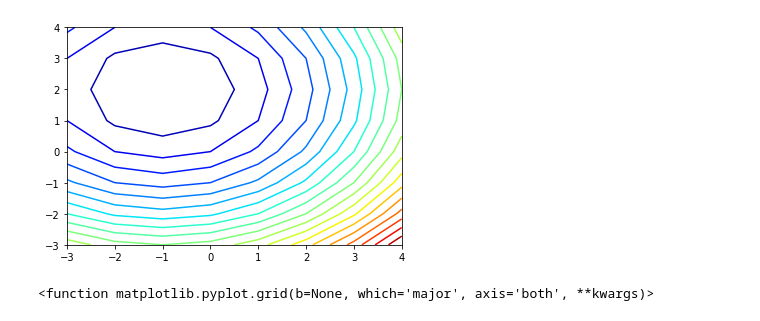
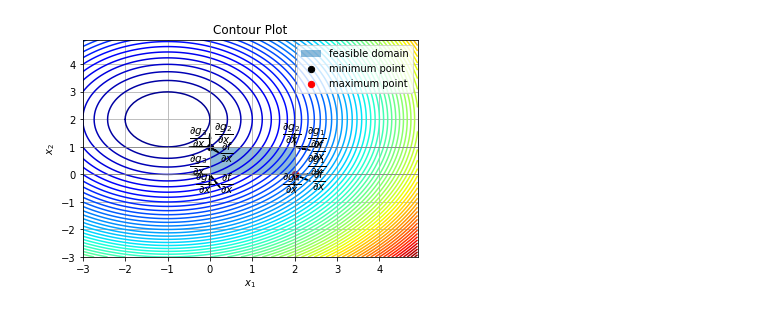
Before and after one commit to sdutta42/DOP_HW4, a Jupyter notebook: DOP_HW4_code.ipynb, the cells around one changed output. Cells and saved outputs as stored; diff of their text form; code cells hidden in the pictures.

```diff
--- a/DOP_HW4_code.ipynb
+++ b/DOP_HW4_code.ipynb
@@ -2,28 +2,84 @@
 <a href="https://colab.research.google.com/github/sdutta42/DOP_HW4/blob/main/DOP_HW4_code.ipynb" target="_parent"><img src="https://colab.research.google.com/assets/colab-badge.svg" alt="Open In Colab"/></a>
 # %%
 # contour plot for 2d objective function
+import numpy as np
 from numpy import arange
 from numpy import meshgrid
-from matplotlib import pyplot
+from matplotlib import pyplot as plt
 
 # objective function
 def objective(x1, x2):
 	return (x1 + 1)**2.0 + (x2 - 2)**2.0
 
 # define range for input
 r_min, r_max = -3.0, 5.0
 # sample input range uniformly at 0.1 increments
-xaxis = arange(r_min, r_max, 1)
-yaxis = arange(r_min, r_max, 1)
+x = arange(r_min, r_max, 0.1)
+y = arange(r_min, r_max, 0.1)
 # create a mesh from the axis
-x1, x2 = meshgrid(xaxis, yaxis)
+x1, x2 = meshgrid(x, y)
 # compute targets
 results = objective(x1, x2)
 # create a contour plot with 50 levels and jet color scheme
-pyplot.contour(x1, x2, results, 20, alpha=1.0, cmap='jet')
+contours = plt.contour(x1, x2, results, 60, alpha=1.0, cmap='jet')
+# plt.clabel(contours, inline=1, fontsize=12)
+
+# Constraint Region
+g1 = x1 - 2
+g2 = x2 -1
+g3 = -x1
+g4 = -x2
+
+# Make plot
+plt.plot(x, np.zeros(x.shape[0]), c='gray', linewidth=0.75)
+plt.plot(x, np.ones(x.shape[0])*1, c='gray', linewidth=0.75)
+plt.plot(np.zeros(x.shape[0]), y, color='gray', linewidth=0.75)
+plt.plot(np.ones(x.shape[0])*2, y, color='gray', linewidth=0.75)
+
+# plot maximum and minimum point
+plt.scatter(0, 1, marker='o', s=40, c='k', label='minimum point')
+plt.scatter(2, 0, marker='o', s=40, c='r', label='maximum point')
+plt.fill([0, 2, 2, 0], [0, 0, 1, 1], alpha=0.5, label='feasible domain')
+
+# plot the gradient at conner points
+# conner point (0, 0)
+plt.arrow(0, 0, 0.25, -0.5, width=0.02, head_width=0.05, head_length=0.2, length_includes_head=True)
+plt.text(0.25, -0.5, r'$\frac{\partial f}{\partial x}$', fontsize=15)
+plt.arrow(0, 0, -0.5, 0, width=0.02, head_width=0.05, head_length=0.2, length_includes_head=True)
+plt.text(-0.5, 0.15, r'$\frac{\partial g_3}{\partial x}$', fontsize=15)
+plt.arrow(0, 0, 0, -0.5, width=0.02, head_width=0.05, head_length=0.2, length_includes_head=True)
+plt.text(-0.35, -0.5, r'$\frac{\partial g_4}{\partial x}$', fontsize=15)
+
+# conner point (0, 1)
+plt.arrow(0, 1, 0.25, -0.25, width=0.02, head_width=0.05, head_length=0.2, length_includes_head=True)
+plt.text(0.25, 0.6, r'$\frac{\partial f}{\partial x}$', fontsize=15)
+plt.arrow(0, 1, -0.5, 0, width=0.02, head_width=0.05, head_length=0.2, length_includes_head=True)
+plt.text(-0.5, 1.15, r'$\frac{\partial g_3}{\partial x}$', fontsize=15)
+plt.arrow(0, 1, 0, 0.5, width=0.02, head_width=0.05, head_length=0.2, length_includes_head=True)
+plt.text(0.1, 1.3, r'$\frac{\partial g_2}{\partial x}$', fontsize=15)
+
+# conner point (2, 0)
+plt.arrow(2, 0, 0.375, -0.25, width=0.02, head_width=0.05, head_length=0.2, length_includes_head=True)
+plt.text(2.4, -0.4, r'$\frac{\partial f}{\partial x}$', fontsize=15)
+plt.arrow(2, 0, 0.5, 0, width=0.02, head_width=0.05, head_length=0.2, length_includes_head=True)
+plt.text(2.3, 0.15, r'$\frac{\partial g_1}{\partial x}$', fontsize=15)
+plt.arrow(2, 0, 0, -0.5, width=0.02, head_width=0.05, head_length=0.2, length_includes_head=True)
+plt.text(1.7, -0.5, r'$\frac{\partial g_4}{\partial x}$', fontsize=15)
+
+# conner point (2, 1)
+plt.arrow(2, 1, 0.375, -0.125, width=0.02, head_width=0.05, head_length=0.2, length_includes_head=True)
+plt.text(2.4, 0.7, r'$\frac{\partial f}{\partial x}$', fontsize=15)
+plt.arrow(2, 1, 0.5, 0, width=0.02, head_width=0.05, head_length=0.2, length_includes_head=True)
+plt.text(2.3, 1.15, r'$\frac{\partial g_1}{\partial x}$', fontsize=15)
+plt.arrow(2, 1, 0, 0.5, width=0.02, head_width=0.05, head_length=0.2, length_includes_head=True)
+plt.text(1.7, 1.3, r'$\frac{\partial g_2}{\partial x}$', fontsize=15)
+
 # show the plot
-pyplot.show()
-pyplot.grid
+plt.grid(True)
+plt.xlabel('$x_1$')
+plt.ylabel('$x_2$')
+plt.title('Contour Plot')
+plt.legend(loc='upper right')
+plt.show()
 # %% [output]
-[figure, old version]
+[figure, new version]
-<function matplotlib.pyplot.grid(b=None, which='major', axis='both', **kwargs)>
```
Also changed, not shown: parts of 2 cells of this notebook.
